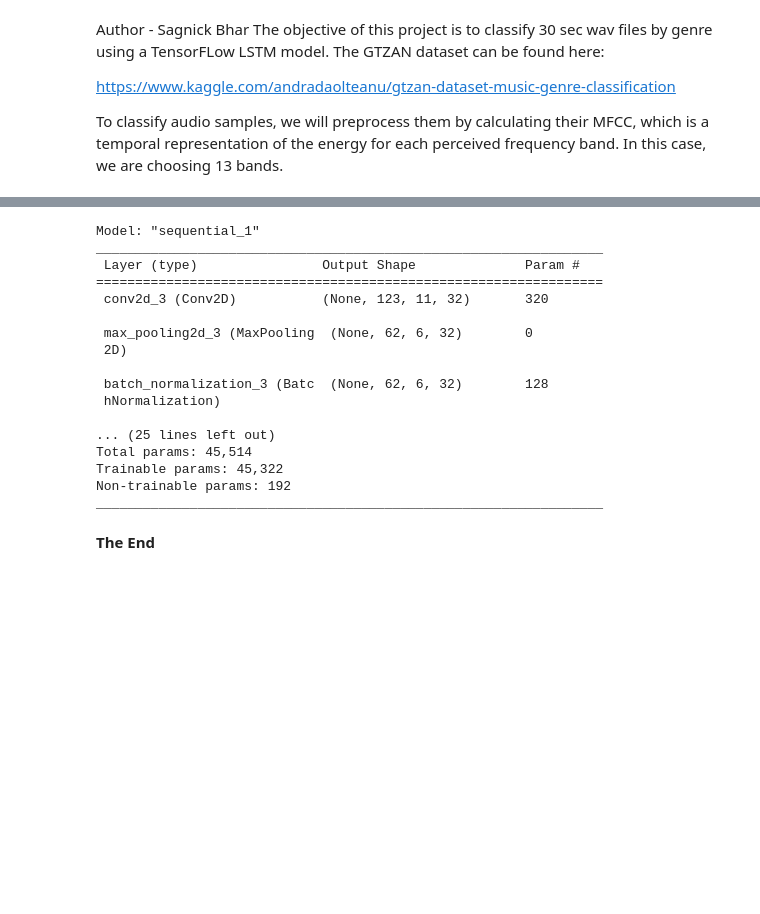
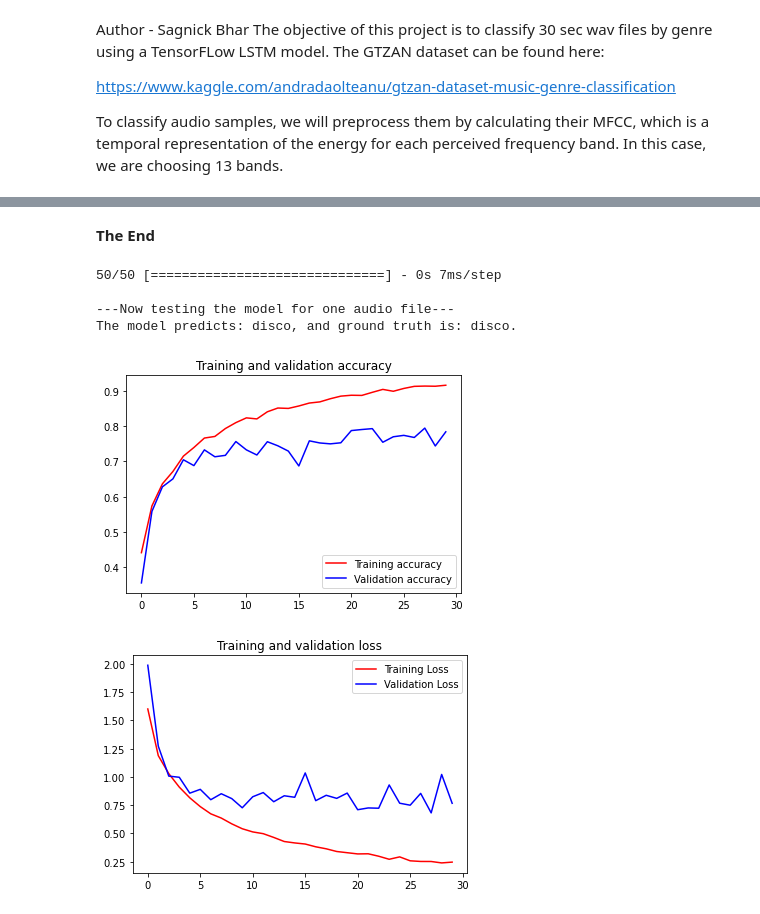
Before and after one commit to oscarmtz1/IEEE_SP22_QP, a Jupyter notebook: musicclass.ipynb, the cells around one changed output, grey strips where cells are left out. Drawn from its saved outputs; the diff is of its cells as text; code cells hidden in the pictures; blank space fills up the shorter version.

```diff
--- a/musicclass.ipynb
+++ b/musicclass.ipynb
@@ -247,20 +226,0 @@ model = tf.keras.models.load_model('saved_model/my_model')
-# %%
-model.summary()
-# %% [output]
-Model: "sequential_1"
-_________________________________________________________________
- Layer (type)                Output Shape              Param #
-=================================================================
- conv2d_3 (Conv2D)           (None, 123, 11, 32)       320
-
- max_pooling2d_3 (MaxPooling  (None, 62, 6, 32)        0
- 2D)
-
- batch_normalization_3 (Batc  (None, 62, 6, 32)        128
- hNormalization)
-
-... (25 lines left out)
-Total params: 45,514
-Trainable params: 45,322
-Non-trainable params: 192
-_________________________________________________________________
@@ -279,2 +227,14 @@ model.predict(stuff[2])
 # %% [markdown]
 **The End**
+# %%
+make_prediction(model, Xtest, ytest, 1598)
+# %% [output]
+50/50 [==============================] - 0s 7ms/step
+
+---Now testing the model for one audio file---
+The model predicts: disco, and ground truth is: disco.
+# %%
+plot_performance(history)
+# %% [output]
+[figure, added]
+[figure, added]
```
Also changed, not shown: parts of 6 cells of this notebook, 5 other files.
